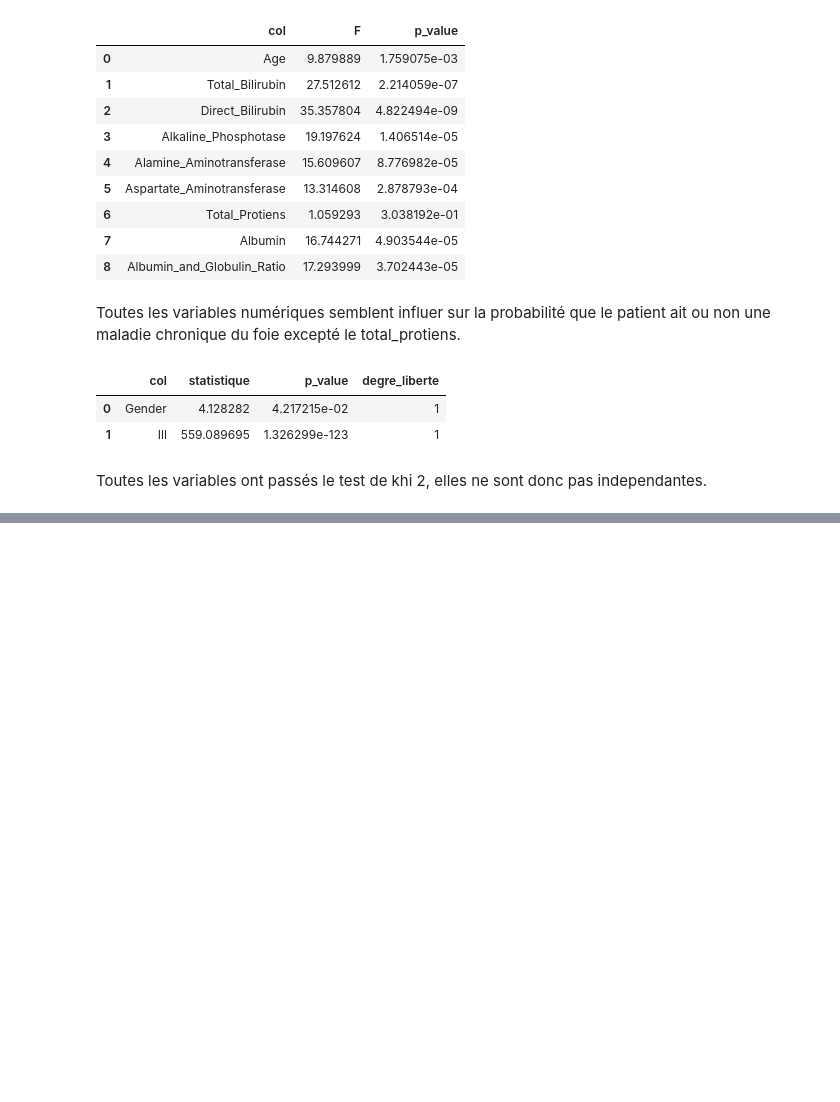
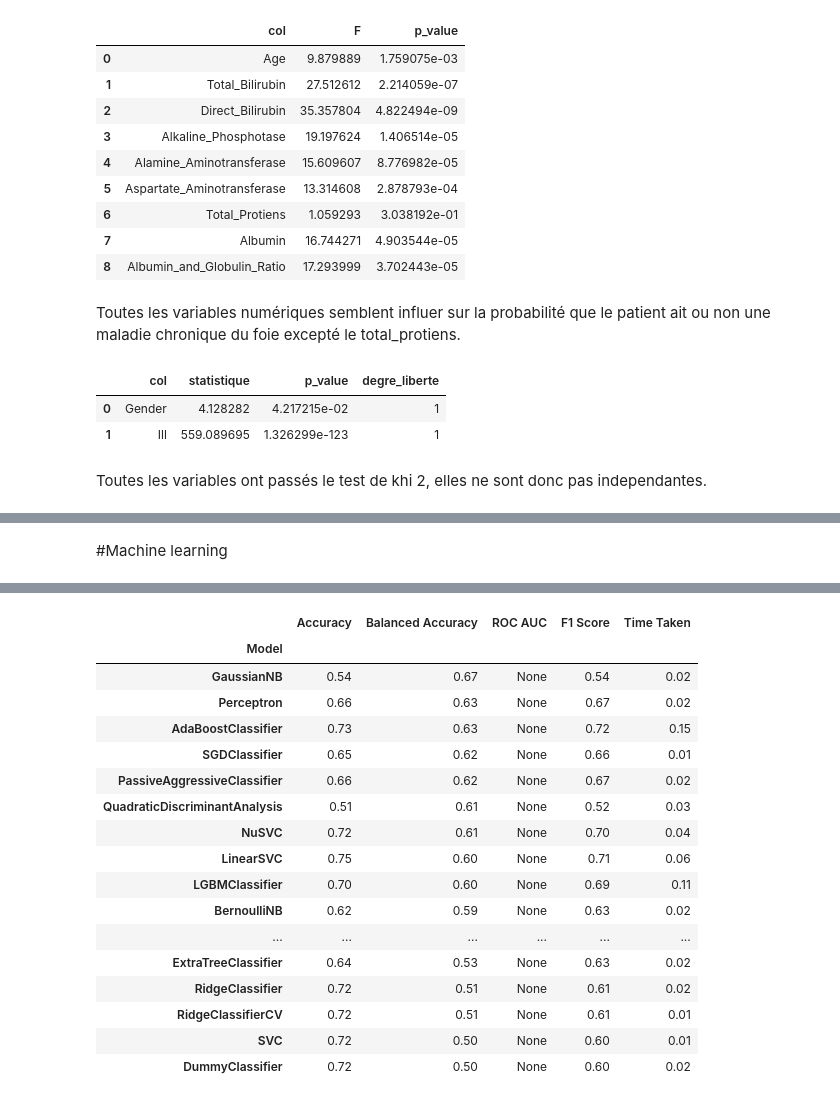
Before and after one commit to gdutr/gdutr.github.io, a Jupyter notebook: Etude_maladie_foie.ipynb, the cells around one changed output, grey strips where cells are left out. Cells and saved outputs as stored; diff of their text form; code cells hidden in the pictures; blank space fills up the shorter version.

```diff
--- a/Etude_maladie_foie.ipynb
+++ b/Etude_maladie_foie.ipynb
@@ -455,0 +477,14 @@ Toutes les variables ont passés le test de khi 2, elles ne sont donc pas indepe
+# %% [markdown]
+#Machine learning
+# %%
+from lazypredict.Supervised import LazyClassifier
+from sklearn.model_selection import train_test_split
+
+X = df_foie.drop(columns='Ill').select_dtypes(exclude = object)
+y= df_foie['Ill']
+
+X_train, X_test, y_train, y_test = train_test_split(X, y,test_size=.25,random_state =123)
+clf = LazyClassifier(verbose=0, ignore_warnings=True, custom_metric=None)
+models,predictions = clf.fit(X_train, X_test, y_train, y_test)
+models
+# %% [output]
@@ -455,0 +508,18 @@ Toutes les variables ont passés le test de khi 2, elles ne sont donc pas indepe
+|  | Accuracy | Balanced Accuracy | ROC AUC | F1 Score | Time Taken |
+| Model |  |  |  |  |  |
+| GaussianNB | 0.54 | 0.67 | None | 0.54 | 0.02 |
+| Perceptron | 0.66 | 0.63 | None | 0.67 | 0.02 |
+| AdaBoostClassifier | 0.73 | 0.63 | None | 0.72 | 0.15 |
+| SGDClassifier | 0.65 | 0.62 | None | 0.66 | 0.01 |
+| PassiveAggressiveClassifier | 0.66 | 0.62 | None | 0.67 | 0.02 |
+| QuadraticDiscriminantAnalysis | 0.51 | 0.61 | None | 0.52 | 0.03 |
+| NuSVC | 0.72 | 0.61 | None | 0.70 | 0.04 |
+| LinearSVC | 0.75 | 0.60 | None | 0.71 | 0.06 |
+| LGBMClassifier | 0.70 | 0.60 | None | 0.69 | 0.11 |
+| BernoulliNB | 0.62 | 0.59 | None | 0.63 | 0.02 |
+| ... | ... | ... | ... | ... | ... |
+| ExtraTreeClassifier | 0.64 | 0.53 | None | 0.63 | 0.02 |
+| RidgeClassifier | 0.72 | 0.51 | None | 0.61 | 0.02 |
+| RidgeClassifierCV | 0.72 | 0.51 | None | 0.61 | 0.01 |
+| SVC | 0.72 | 0.50 | None | 0.60 | 0.01 |
+| DummyClassifier | 0.72 | 0.50 | None | 0.60 | 0.02 |
```
Also changed, not shown: parts of 17 cells of this notebook.
